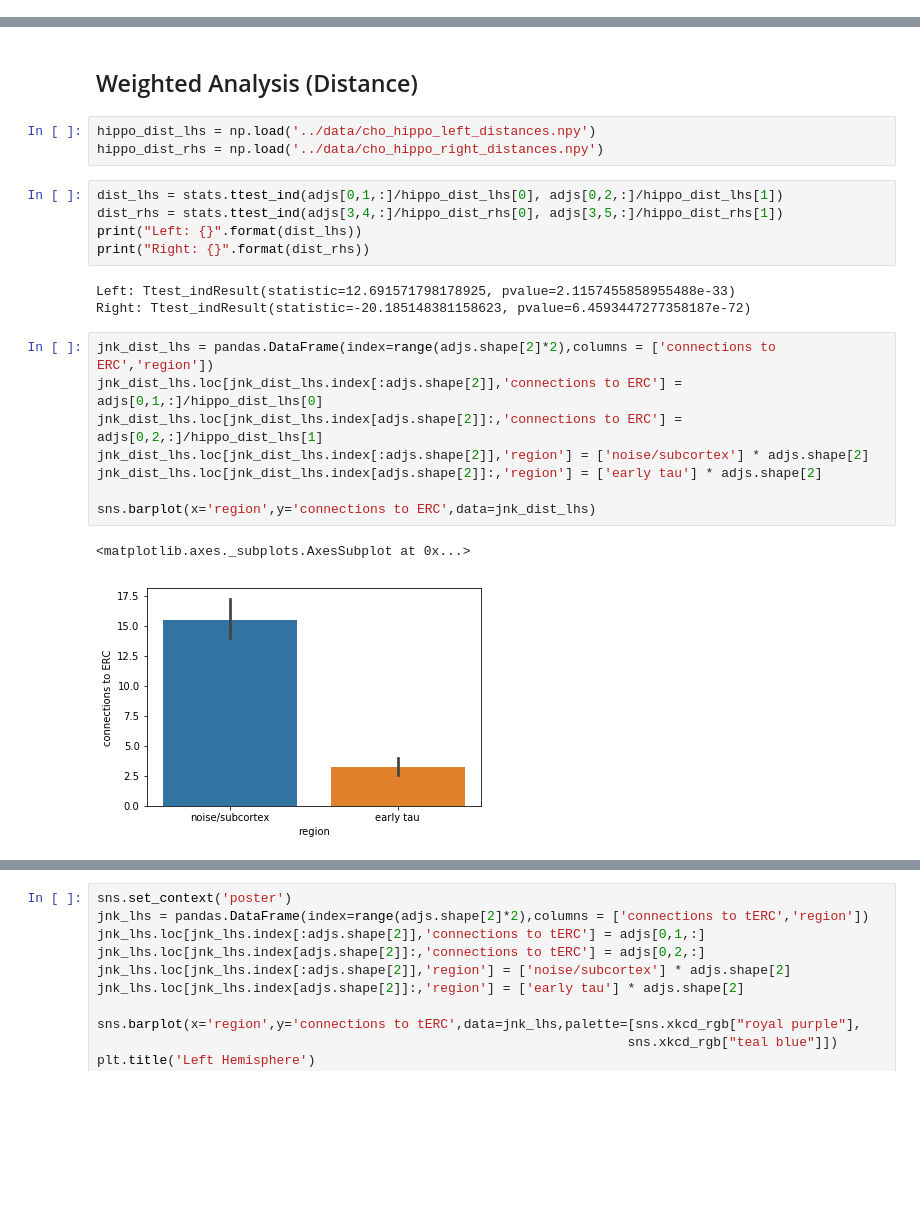
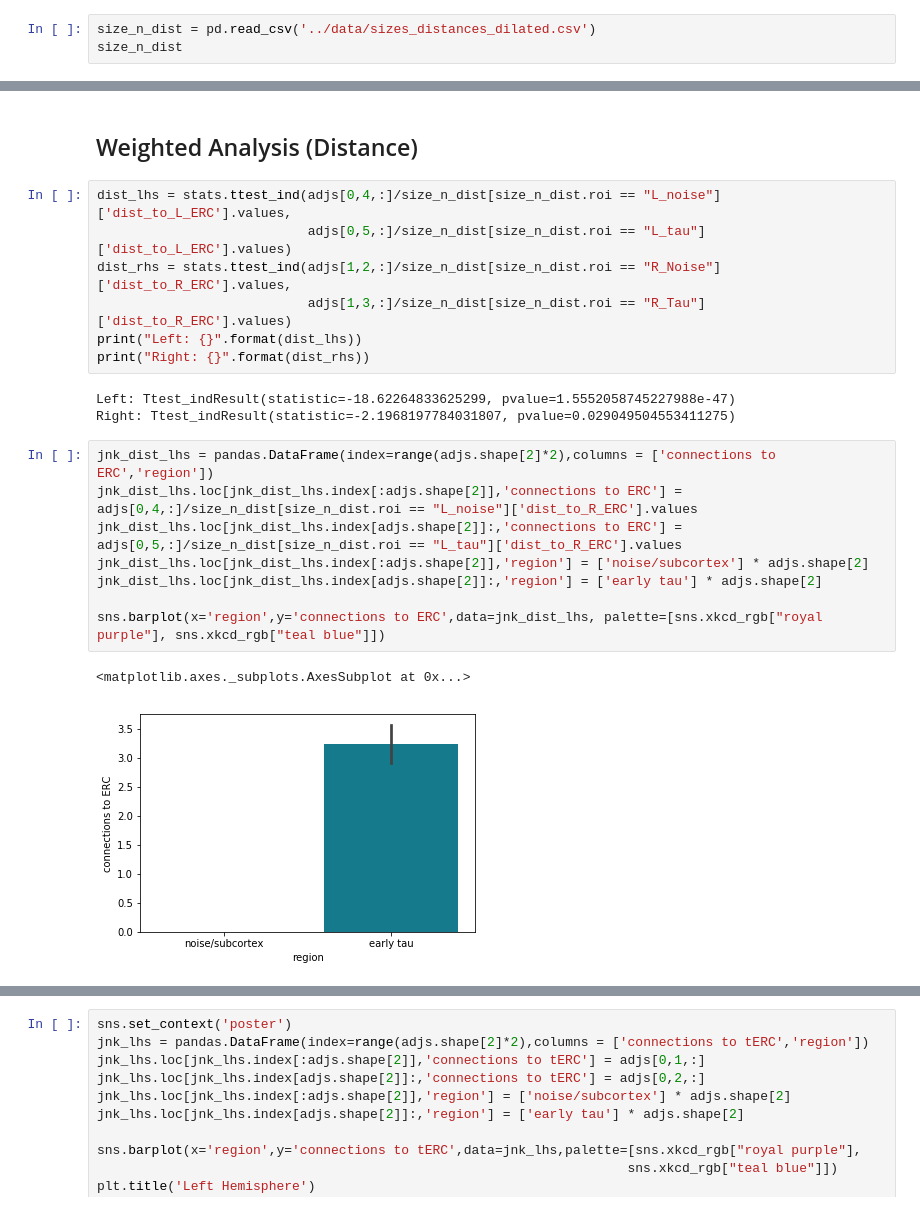
Before and after one commit to gkiar/alzhippo, a Jupyter notebook: code/hippocamp_ERC_connectivity.ipynb, the cells around one changed output, grey strips where cells are left out. Saved outputs shown, nothing was run; the diff lists cells and outputs as text; blank space fills up the shorter version.

```diff
--- a/code/hippocamp_ERC_connectivity.ipynb
+++ b/code/hippocamp_ERC_connectivity.ipynb
@@ -77,0 +77,3 @@ hippo_size_rhs = np.load('../data/cho_hippo_right_sizes.npy')
+# %%
+size_n_dist = pd.read_csv('../data/sizes_distances_dilated.csv')
+size_n_dist
@@ -108,26 +120,25 @@ sns.barplot(x='region',y='connections to ERC',data=jnk_size_rhs)
 # %% [markdown]
 ## Weighted Analysis (Distance)
-# %%
-hippo_dist_lhs = np.load('../data/cho_hippo_left_distances.npy')
-hippo_dist_rhs = np.load('../data/cho_hippo_right_distances.npy')
 # %%
-dist_lhs = stats.ttest_ind(adjs[0,1,:]/hippo_dist_lhs[0], adjs[0,2,:]/hippo_dist_lhs[1])
-dist_rhs = stats.ttest_ind(adjs[3,4,:]/hippo_dist_rhs[0], adjs[3,5,:]/hippo_dist_rhs[1])
+dist_lhs = stats.ttest_ind(adjs[0,4,:]/size_n_dist[size_n_dist.roi == "L_noise"]['dist_to_L_ERC'].values,
+                           adjs[0,5,:]/size_n_dist[size_n_dist.roi == "L_tau"]['dist_to_L_ERC'].values)
+dist_rhs = stats.ttest_ind(adjs[1,2,:]/size_n_dist[size_n_dist.roi == "R_Noise"]['dist_to_R_ERC'].values,
+                           adjs[1,3,:]/size_n_dist[size_n_dist.roi == "R_Tau"]['dist_to_R_ERC'].values)
 print("Left: {}".format(dist_lhs))
 print("Right: {}".format(dist_rhs))
 # %% [output]
-Left: Ttest_indResult(statistic=12.691571798178925, pvalue=2.1157455858955488e-33)
-Right: Ttest_indResult(statistic=-20.185148381158623, pvalue=6.4593447277358187e-72)
+Left: Ttest_indResult(statistic=-18.62264833625299, pvalue=1.5552058745227988e-47)
+Right: Ttest_indResult(statistic=-2.1968197784031807, pvalue=0.029049504553411275)
 # %%
 jnk_dist_lhs = pandas.DataFrame(index=range(adjs.shape[2]*2),columns = ['connections to ERC','region'])
-jnk_dist_lhs.loc[jnk_dist_lhs.index[:adjs.shape[2]],'connections to ERC'] = adjs[0,1,:]/hippo_dist_lhs[0]
-jnk_dist_lhs.loc[jnk_dist_lhs.index[adjs.shape[2]]:,'connections to ERC'] = adjs[0,2,:]/hippo_dist_lhs[1]
+jnk_dist_lhs.loc[jnk_dist_lhs.index[:adjs.shape[2]],'connections to ERC'] = adjs[0,4,:]/size_n_dist[size_n_dist.roi == "L_noise"]['dist_to_R_ERC'].values
+jnk_dist_lhs.loc[jnk_dist_lhs.index[adjs.shape[2]]:,'connections to ERC'] = adjs[0,5,:]/size_n_dist[size_n_dist.roi == "L_tau"]['dist_to_R_ERC'].values
 jnk_dist_lhs.loc[jnk_dist_lhs.index[:adjs.shape[2]],'region'] = ['noise/subcortex'] * adjs.shape[2]
 jnk_dist_lhs.loc[jnk_dist_lhs.index[adjs.shape[2]]:,'region'] = ['early tau'] * adjs.shape[2]
 
-sns.barplot(x='region',y='connections to ERC',data=jnk_dist_lhs)
+sns.barplot(x='region',y='connections to ERC',data=jnk_dist_lhs, palette=[sns.xkcd_rgb["royal purple"], sns.xkcd_rgb["teal blue"]])
 # %% [output]
 <matplotlib.axes._subplots.AxesSubplot at 0x...>
-[figure, old version]
+[figure, new version]
 # %%
 jnk_dist_rhs = pandas.DataFrame(index=range(adjs.shape[2]*2),columns = ['connections to ERC','region'])
```
Also changed, not shown: parts of 36 cells of this notebook.
